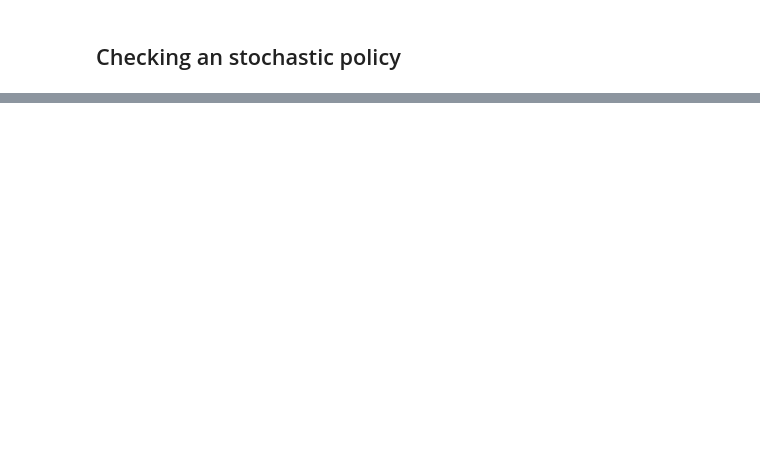
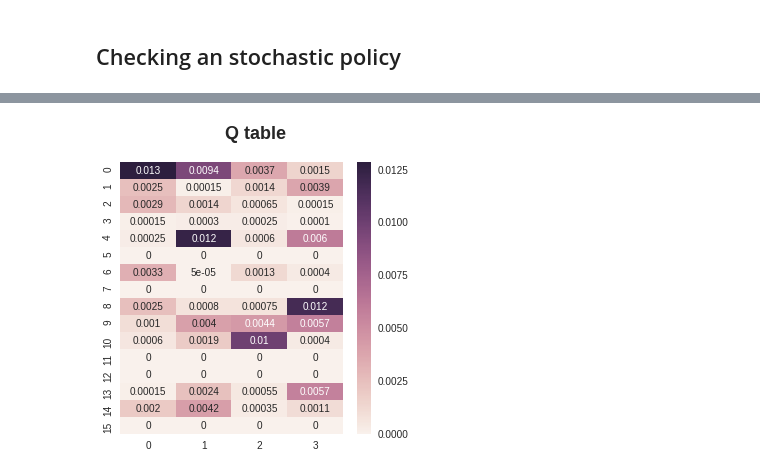
Before and after one commit to afcarl/basicRL, a Jupyter notebook: notebooks/frozen_lake.ipynb, the cells around one changed output, grey strips where cells are left out. Saved outputs shown, nothing was run; the diff lists cells and outputs as text; code cells hidden in the pictures; blank space fills up the shorter version.

```diff
--- a/notebooks/frozen_lake.ipynb
+++ b/notebooks/frozen_lake.ipynb
@@ -210,0 +384,7 @@ Policy =
+# %%
+fig, ax = plt.subplots(1, 1, figsize=(5, 5))
+ax = sns.heatmap(Q_pi, annot=True)
+fig.suptitle("Q table", fontsize=18, fontweight='bold')
+plt.show()
+# %% [output]
+[figure, added]
```
Also changed, not shown: parts of 13 cells of this notebook, 2 other files.
